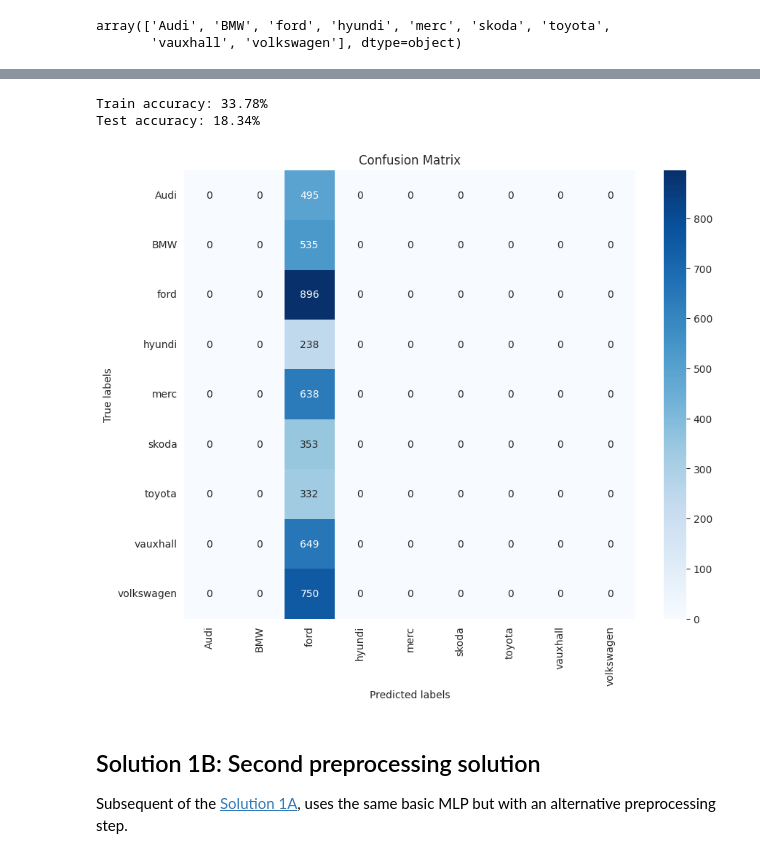
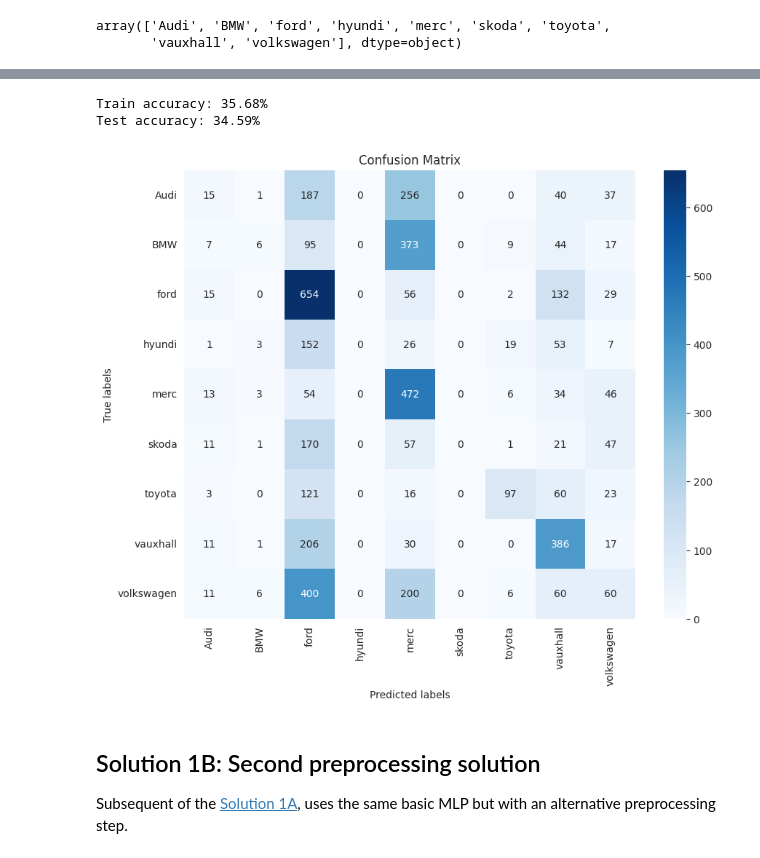
Before and after one commit to Gpascual11/P3_Gerard_Pascual, a Jupyter notebook: P3_NeuralNetworks.ipynb, the cells around one changed output, grey strips where cells are left out. Cells and saved outputs as stored; diff of their text form; code cells hidden in the pictures.

```diff
--- a/P3_NeuralNetworks.ipynb
+++ b/P3_NeuralNetworks.ipynb
@@ -971,0 +936,2 @@ model1A = create_model(Model_1A, input_size1A, num_classes1A)
+# %%
+model1A = create_model(Model_0, input_size1A, num_classes1A)
@@ -979,15 +947,15 @@ Wall time: 5.06 s
 # %%
 train_accuracy, _, _ = evaluate(model1A, train_dataset1A)
-test_accuracy, test_all_targets, test_all_predicted = evaluate(model, test_dataset)
+test_accuracy, test_all_targets, test_all_predicted = evaluate(model1A, test_dataset1A)
 
 print(f'Train accuracy: {train_accuracy*100:.2f}%')
 print(f'Test accuracy: {test_accuracy*100:.2f}%')
 
 plot_confusion_matrix(test_all_targets, test_all_predicted, label_encoder)
 # %% [output]
-Train accuracy: 33.78%
-Test accuracy: 18.34%
+Train accuracy: 35.68%
+Test accuracy: 34.59%
-[figure, old version]
+[figure, new version]
 # %% [markdown]
 ## Solution 1B: Second preprocessing solution
 <a name="solution_1b"></a>
```
Also changed, not shown: parts of 21 cells of this notebook.
